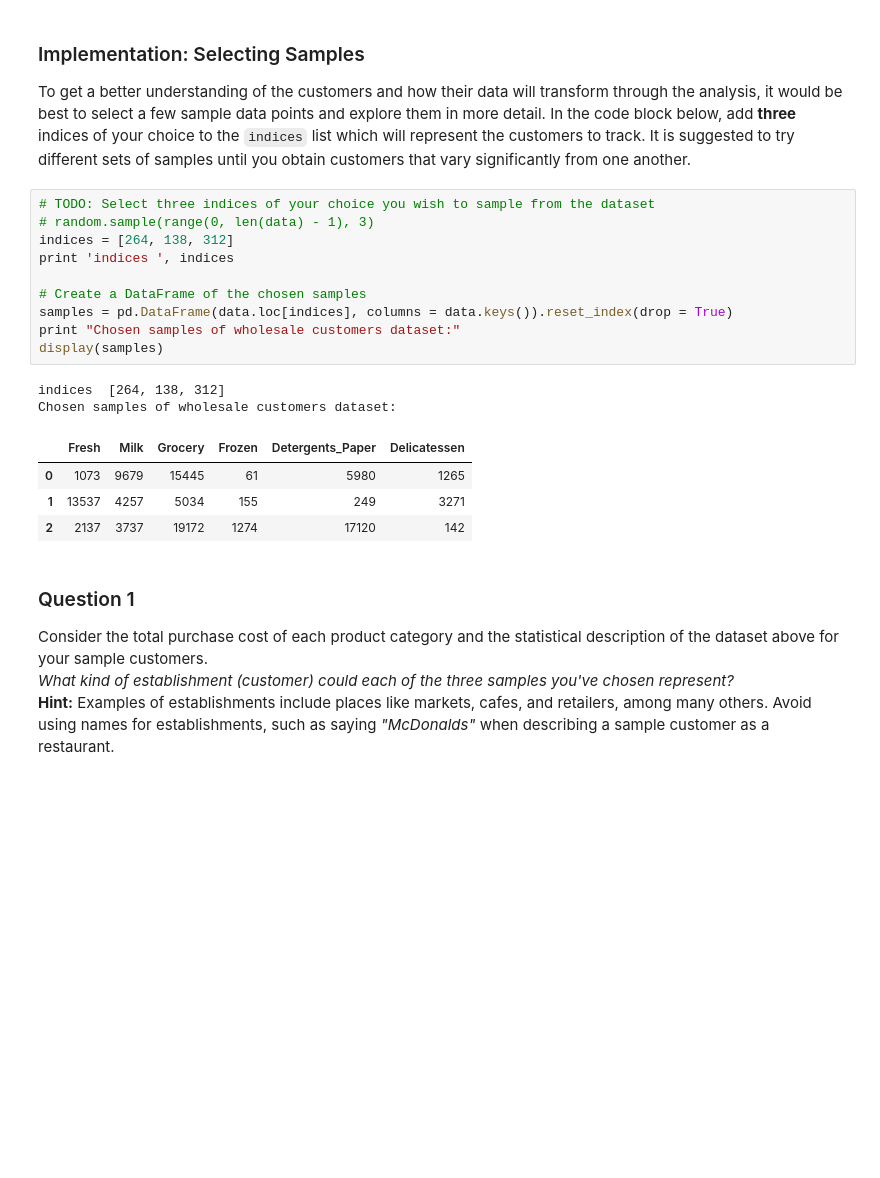
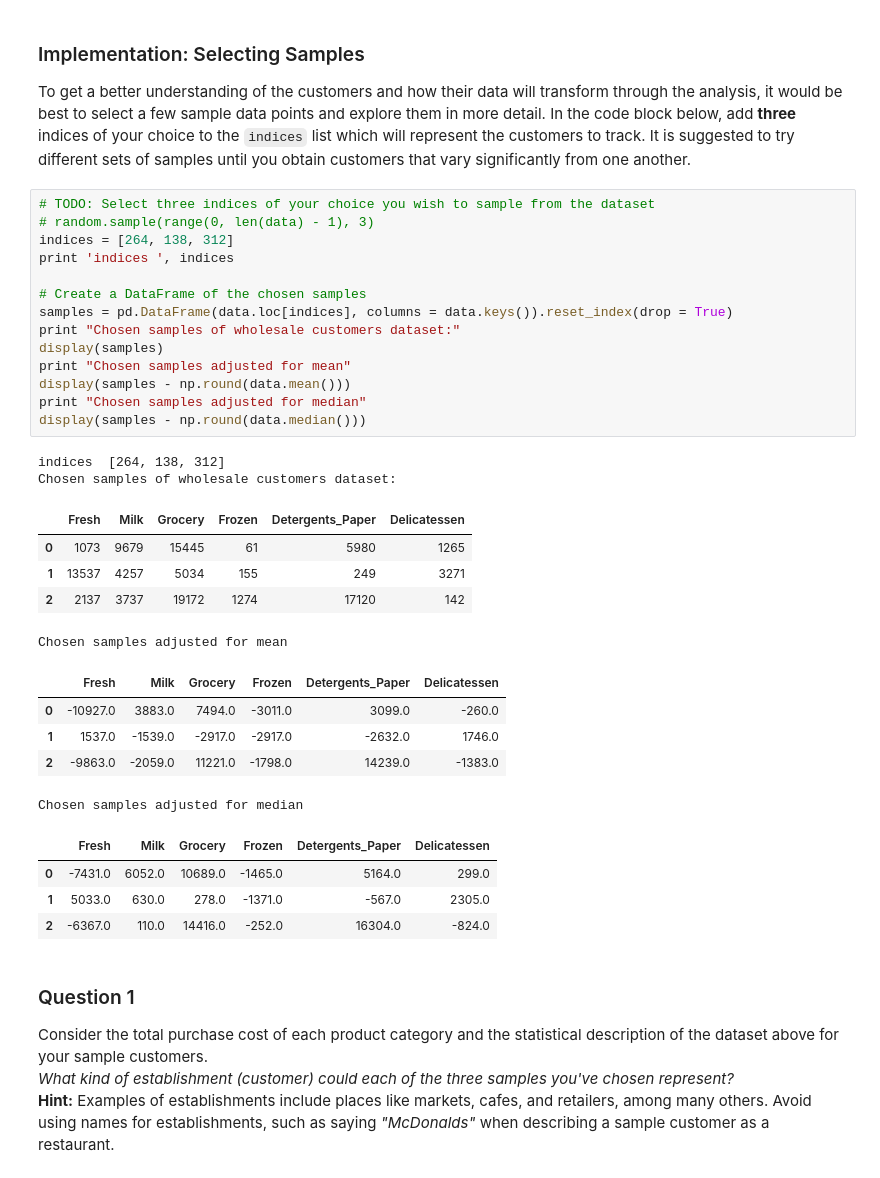
Before and after one commit to hammad93/machine-learning-projects, a Jupyter notebook: projects/customer_segments/customer_segments.ipynb, the cells around one changed output. Drawn from its saved outputs; the diff is of its cells as text; blank space fills up the shorter version.

```diff
--- a/projects/customer_segments/customer_segments.ipynb
+++ b/projects/customer_segments/customer_segments.ipynb
@@ -64,20 +64,34 @@ To get a better understanding of the customers and how their data will transform
 # %%
 # TODO: Select three indices of your choice you wish to sample from the dataset
 # random.sample(range(0, len(data) - 1), 3)
 indices = [264, 138, 312]
 print 'indices ', indices
 
 # Create a DataFrame of the chosen samples
 samples = pd.DataFrame(data.loc[indices], columns = data.keys()).reset_index(drop = True)
 print "Chosen samples of wholesale customers dataset:"
 display(samples)
+print "Chosen samples adjusted for mean"
+display(samples - np.round(data.mean()))
+print "Chosen samples adjusted for median"
+display(samples - np.round(data.median()))
 # %% [output]
 indices  [264, 138, 312]
 Chosen samples of wholesale customers dataset:
 |  | Fresh | Milk | Grocery | Frozen | Detergents_Paper | Delicatessen |
 | 0 | 1073 | 9679 | 15445 | 61 | 5980 | 1265 |
 | 1 | 13537 | 4257 | 5034 | 155 | 249 | 3271 |
 | 2 | 2137 | 3737 | 19172 | 1274 | 17120 | 142 |
+Chosen samples adjusted for mean
+|  | Fresh | Milk | Grocery | Frozen | Detergents_Paper | Delicatessen |
+| 0 | -10927.0 | 3883.0 | 7494.0 | -3011.0 | 3099.0 | -260.0 |
+| 1 | 1537.0 | -1539.0 | -2917.0 | -2917.0 | -2632.0 | 1746.0 |
+| 2 | -9863.0 | -2059.0 | 11221.0 | -1798.0 | 14239.0 | -1383.0 |
+Chosen samples adjusted for median
+|  | Fresh | Milk | Grocery | Frozen | Detergents_Paper | Delicatessen |
+| 0 | -7431.0 | 6052.0 | 10689.0 | -1465.0 | 5164.0 | 299.0 |
+| 1 | 5033.0 | 630.0 | 278.0 | -1371.0 | -567.0 | 2305.0 |
+| 2 | -6367.0 | 110.0 | 14416.0 | -252.0 | 16304.0 | -824.0 |
 # %% [markdown]
 ### Question 1
 Consider the total purchase cost of each product category and the statistical description of the dataset above for your sample customers.
```
Also changed, not shown: parts of 9 cells of this notebook.
